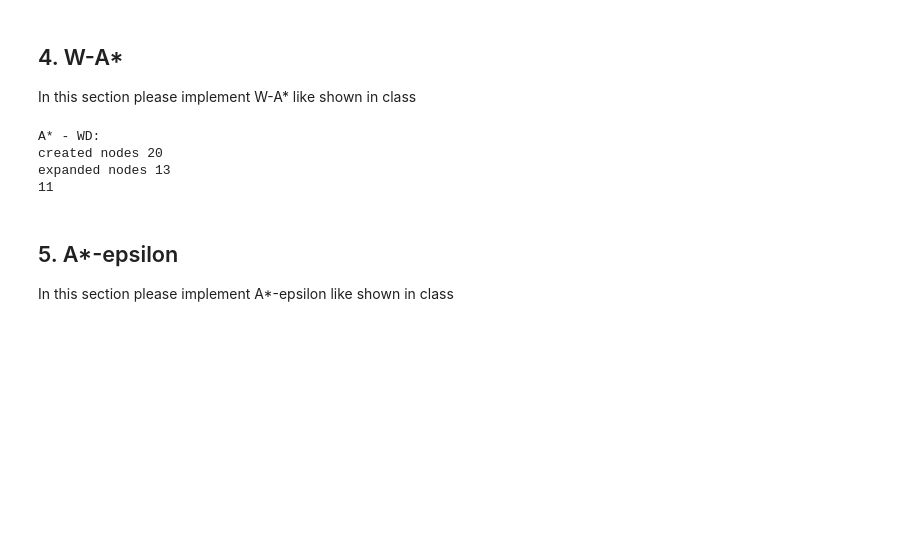
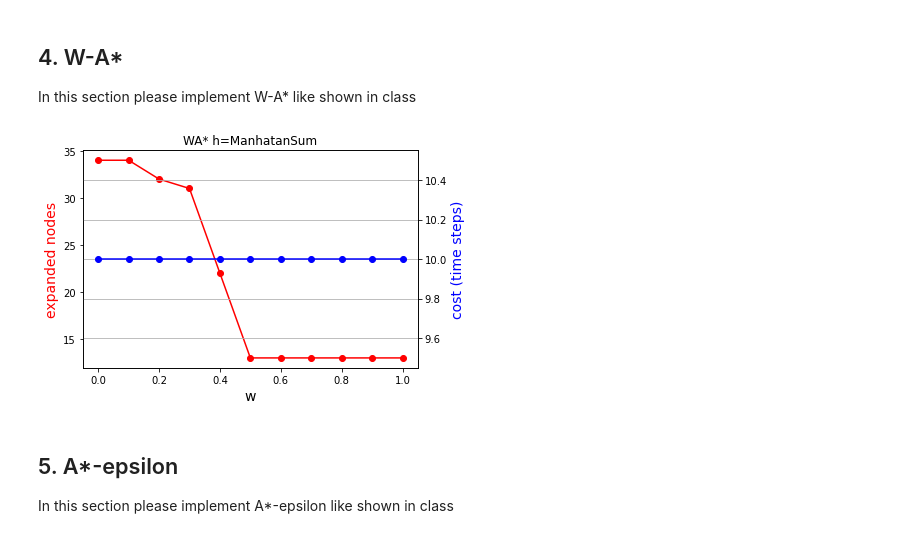
Before and after one commit to ynahum/ai_hw, a Jupyter notebook: hw1/236501_HW1.ipynb, the cells around one changed output. Cells and saved outputs as stored; diff of their text form; code cells hidden in the pictures; blank space fills up the shorter version.

Commit message:
hw1 WA* plot

```diff
--- a/hw1/236501_HW1.ipynb
+++ b/hw1/236501_HW1.ipynb
@@ -658,8 +658,15 @@ class AStarHeuristicBuilder:
         #print(f"self.pas_row={self.pas_row}, self.pas_col={self.pas_col}")
         self.dest_row, self.dest_col = self.map_from_idx_to_loc(self.destination_index)
         #print(f"self.dest_row={self.dest_row}, self.dest_col={self.dest_col}")
+        self.goal_state = env.encode(self.dest_row, self.dest_col, self.destination_index, self.destination_index)
         self.type = type
         self.lut = {}
+        if self.type == "Greedy":
+            for state in range(500):
+                if state == self.goal_state:
+                    self.lut[state] = 0
+                else:
+                    self.lut[state] = 1
         if self.type == "MD":
             # build lut according to MD
             for state in range(500):
@@ -698,7 +705,7 @@ class AStarHeuristicBuilder:
         return (row, col)
 
     def get_h(self,state):
-        if self.type == "MD":
+        if self.type == "MD" or self.type == "Greedy":
             return self.lut[state]
         elif self.type == "null":
             return 0
@@ -708,6 +715,7 @@ def calc_f(h,g,w):
 
 a_star_null_heuristic = None
 a_star_MD_heuristic = None
+a_star_Greedy_heuristic = None
 
 def null_h(state):
     return 0
@@ -798,46 +806,86 @@ def a_star_generic(first_state, weight, h, epsilon=0):
                     frontier_states[new_state] = n_curr
                     del reached_states[new_state]
 
 
             env.unwrapped.s = node.state
 
     frames, total_reward = goal_node.getPath()
     if GlobalDefs.enable_debug_prints:
-        print(f"created nodes {created_nodes}")
-        print(f"expanded nodes {expanded_nodes}")
+        expanded_nodes_list.append(expanded_nodes)
+        #print(f"created nodes {created_nodes}")
+        #print(f"expanded nodes {expanded_nodes}")
     return frames, total_reward
 
 def weighted_a_star(first_state,weight, heuristic_function):
     return a_star_generic(first_state, weight, h=heuristic_function)
-
 
 
 
 if GlobalDefs.enable_testing and False:
     print("UCS - null_h:")
     env.s = 328
     weight = 0
     a_star_null_heuristic = AStarHeuristicBuilder(env.s, env, type="null")
     frames,reward = weighted_a_star(env.s,weight,heuristic_function=a_star_null_heuristic.get_h)
     #print_frames(frames)
     print(reward)
 
-if GlobalDefs.enable_testing:
-    print("A* - WD:")
+if GlobalDefs.enable_testing and True:
     env.s = 328
-    weight = 0.5
     a_star_MD_heuristic = AStarHeuristicBuilder(env.s, env, type="MD")
-    frames,reward = weighted_a_star(env.s,weight,heuristic_function=a_star_MD_heuristic.get_h)
-    #print_frames(frames)
-    print(reward)
+    plot_title = f"WA* h=ManhatanSum"
+    if GlobalDefs.enable_debug_prints:
+        expanded_nodes_list = []
+    time_stamps_list = []
+    weights =[0, 0.1, 0.2, 0.3, 0.4, 0.5, 0.6, 0.7, 0.8, 0.9, 1]
+    for weight in weights:
+        #print(f"running WA* with weight={weight} - h=MD")
+        env.s = 328
+        frames,reward = weighted_a_star(env.s,weight,heuristic_function=a_star_MD_heuristic.get_h)
+        #print_frames(frames)
+        time_stamps_list.append(len(frames)-1)
+        #print(f"time stamps: {len(frames)-1}")
+        #print(reward)
+
+if GlobalDefs.enable_testing and False:
+    env.s = 328
+    a_star_Greedy_heuristic = AStarHeuristicBuilder(env.s, env, type="Greedy")
+    plot_title = f"WA* h=Greedy"
+    if GlobalDefs.enable_debug_prints:
+        expanded_nodes_list = []
+    time_stamps_list = []
+    weights =[0, 0.1, 0.2, 0.3, 0.4, 0.5, 0.6, 0.7, 0.8, 0.9, 1]
+    for weight in weights:
+        #print(f"running WA* with weight={weight} - h=Greedy")
+        env.s = 328
+        frames,reward = weighted_a_star(env.s,weight,heuristic_function=a_star_Greedy_heuristic.get_h)
+        time_stamps_list.append(len(frames)-1)
+        #print_frames(frames)
+        #print(f"time stamps: {len(frames)-1}")
+        #print(reward)
+
+if GlobalDefs.enable_testing and True:
+    fig,ax = plt.subplots()
+    ax.plot(weights, expanded_nodes_list, color='r', marker="o")
+    ax.set_xlabel("w",fontsize=14)
+    ax.set_ylabel("expanded nodes",color="red",fontsize=14)
+
+    ax2=ax.twinx()
+    ax2.plot(weights, time_stamps_list, color='b', marker="o")
+    ax2.set_ylabel("cost (time steps)",color="blue",fontsize=14)
+
+    plt.title(plot_title)
+
+    # Adding legend, which helps us recognize the curve according to it's color
+    plt.grid(True)
+
+    plt.show()
+
 #frames,reward = weighted_a_star(env.s,weight,non_admissible_h)
 #print_frames(frames)
 #print(reward)
 # %% [output]
-A* - WD:
-created nodes 20
-expanded nodes 13
-11
+[figure, added]
 # %% [markdown]
 ## 5. A*-epsilon
 In this section please implement A*-epsilon like shown in class
```
